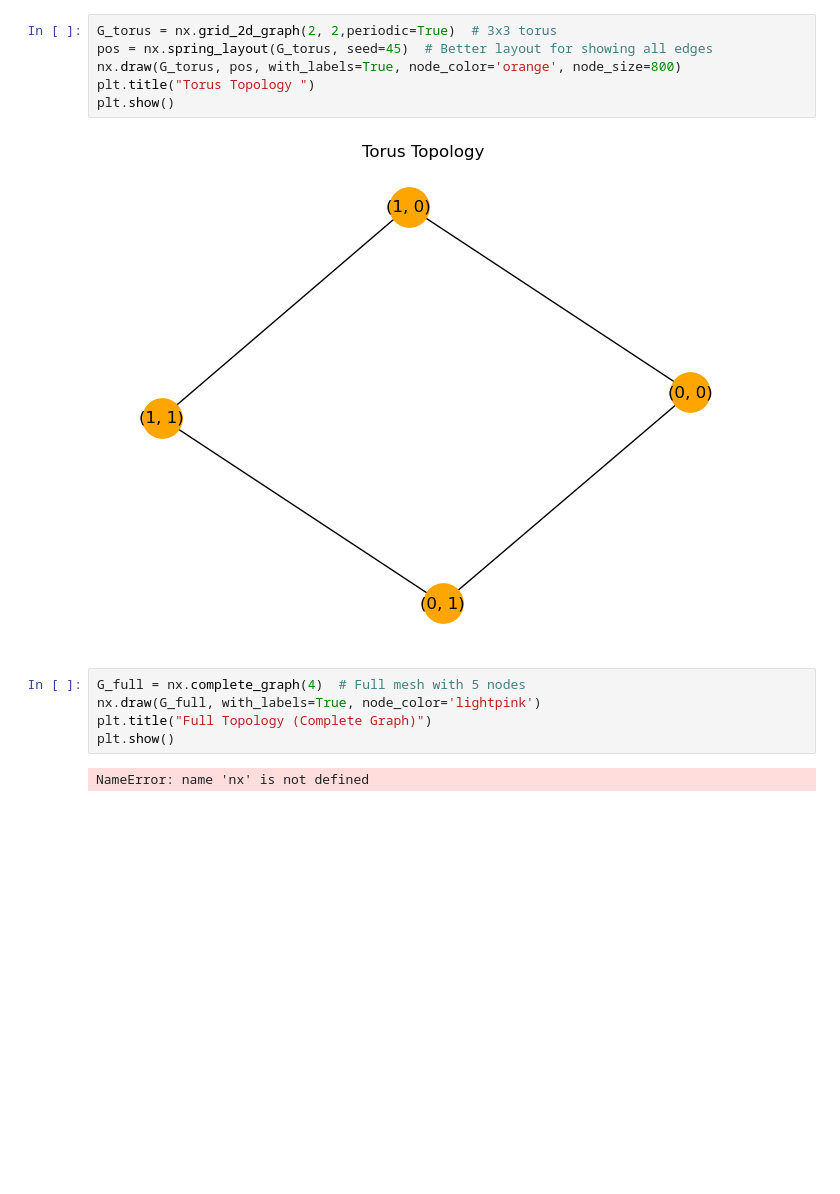
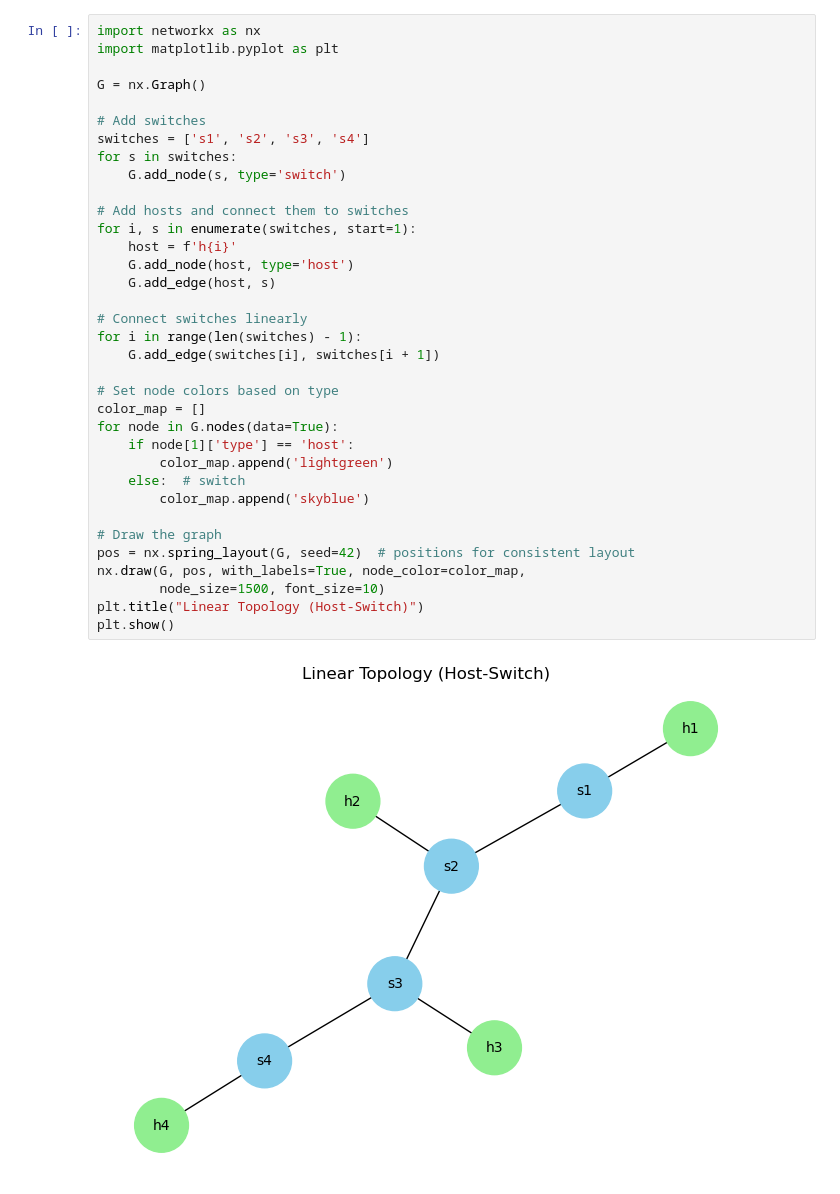
Before and after one commit to xmojtabw/Semester-6, a Jupyter notebook: CN-2/project/phase1/project/step2/graphs_networkx.ipynb, the cells around one changed output. Drawn from its saved outputs; the diff is of its cells as text; blank space fills up the shorter version.

```diff
--- a/CN-2/project/phase1/project/step2/graphs_networkx.ipynb
+++ b/CN-2/project/phase1/project/step2/graphs_networkx.ipynb
@@ -26,15 +1,37 @@ plt.show()
-# %%
-G_torus = nx.grid_2d_graph(2, 2,periodic=True)  # 3x3 torus
-pos = nx.spring_layout(G_torus, seed=45)  # Better layout for showing all edges
-nx.draw(G_torus, pos, with_labels=True, node_color='orange', node_size=800)
-plt.title("Torus Topology ")
-plt.show()
-# %% [output]
-[figure, removed]
-# %%
-G_full = nx.complete_graph(4)  # Full mesh with 5 nodes
-nx.draw(G_full, with_labels=True, node_color='lightpink')
-plt.title("Full Topology (Complete Graph)")
-plt.show()
-# %% [output]
-NameError: name 'nx' is not defined
+# %%
+import networkx as nx
+import matplotlib.pyplot as plt
+
+G = nx.Graph()
+
+# Add switches
+switches = ['s1', 's2', 's3', 's4']
+for s in switches:
+    G.add_node(s, type='switch')
+
+# Add hosts and connect them to switches
+for i, s in enumerate(switches, start=1):
+    host = f'h{i}'
+    G.add_node(host, type='host')
+    G.add_edge(host, s)
+
+# Connect switches linearly
+for i in range(len(switches) - 1):
+    G.add_edge(switches[i], switches[i + 1])
+
+# Set node colors based on type
+color_map = []
+for node in G.nodes(data=True):
+    if node[1]['type'] == 'host':
+        color_map.append('lightgreen')
+    else:  # switch
+        color_map.append('skyblue')
+
+# Draw the graph
+pos = nx.spring_layout(G, seed=42)  # positions for consistent layout
+nx.draw(G, pos, with_labels=True, node_color=color_map,
+        node_size=1500, font_size=10)
+plt.title("Linear Topology (Host-Switch)")
+plt.show()
+# %% [output]
+[figure, added]
```
Also changed, not shown: parts of 7 cells of this notebook, 27 other files.
